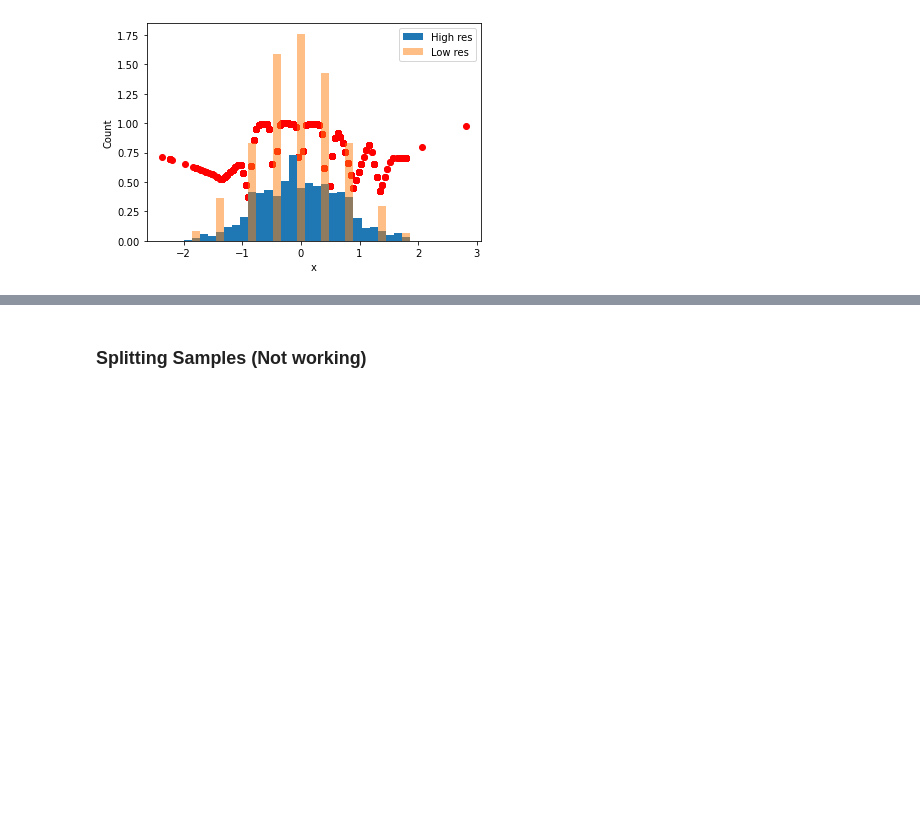
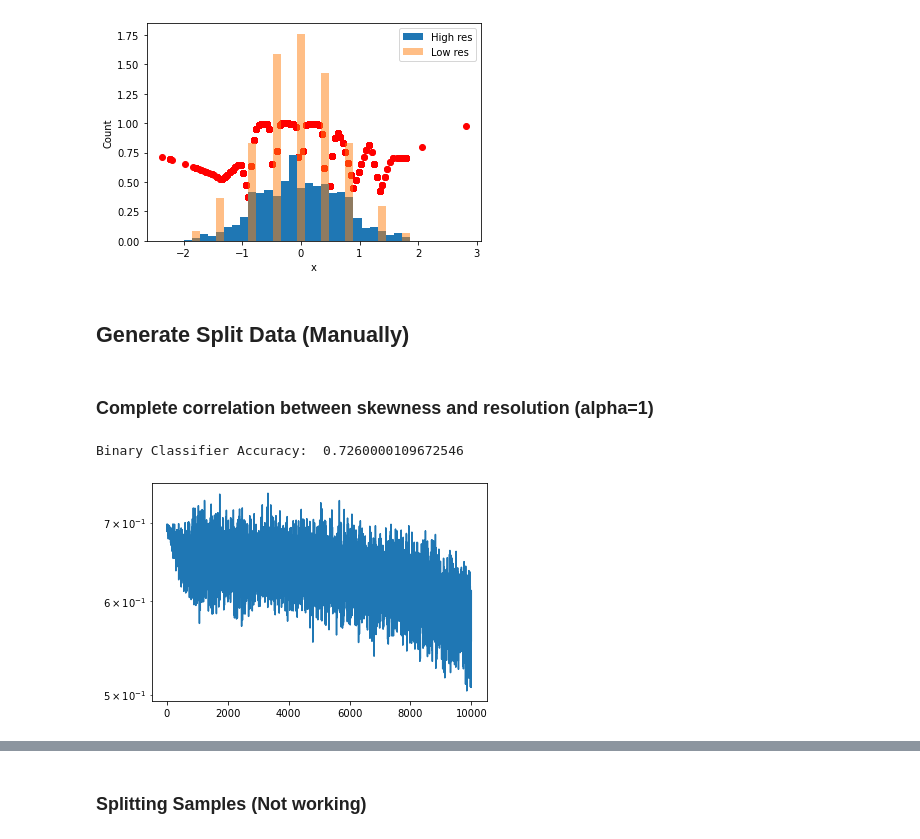
Before and after one commit to jtamanas/FNF4HEP, a Jupyter notebook: galton.ipynb, the cells around one changed output, grey strips where cells are left out. Drawn from its saved outputs; the diff is of its cells as text; code cells hidden in the pictures; blank space fills up the shorter version.

Commit message:
"unfair" classifier working

```diff
--- a/galton.ipynb
+++ b/galton.ipynb
@@ -249,3 +268,7 @@ plt.scatter(data_test.detach().numpy(), classifier.forward(data_test).sigmoid().
 # %% [output]
 <matplotlib.collections.PathCollection at 0x...>
 [figure]
+# %% [markdown]
+## Generate Split Data (Manually)
+# %% [markdown]
+### Complete correlation between skewness and resolution (alpha=1)
@@ -251,0 +307,25 @@ plt.scatter(data_test.detach().numpy(), classifier.forward(data_test).sigmoid().
+# %%
+#RUN CLASSIFIER
+n_steps_train = 10000
+
+classifier.train()
+classifier_loss = []
+for n_step in trange(n_steps_train):
+    data, labels = next(iter(data_generator_train))
+
+    optimizer.zero_grad()
+
+    loss = classifier.loss(data, labels).mean()
+    classifier_loss.append(loss.item())
+
+    loss.backward()
+    optimizer.step()
+classifier.eval();
+print("Binary Classifier Accuracy: ", ((classifier.forward(data_test) > 0.0) == labels_test).float().mean().item())
+# %% [output]
+Binary Classifier Accuracy:  0.7260000109672546
+# %%
+plt.plot(classifier_loss)
+plt.yscale('log')
+# %% [output]
+[figure, added]
```
Also changed, not shown: parts of 10 cells of this notebook.
